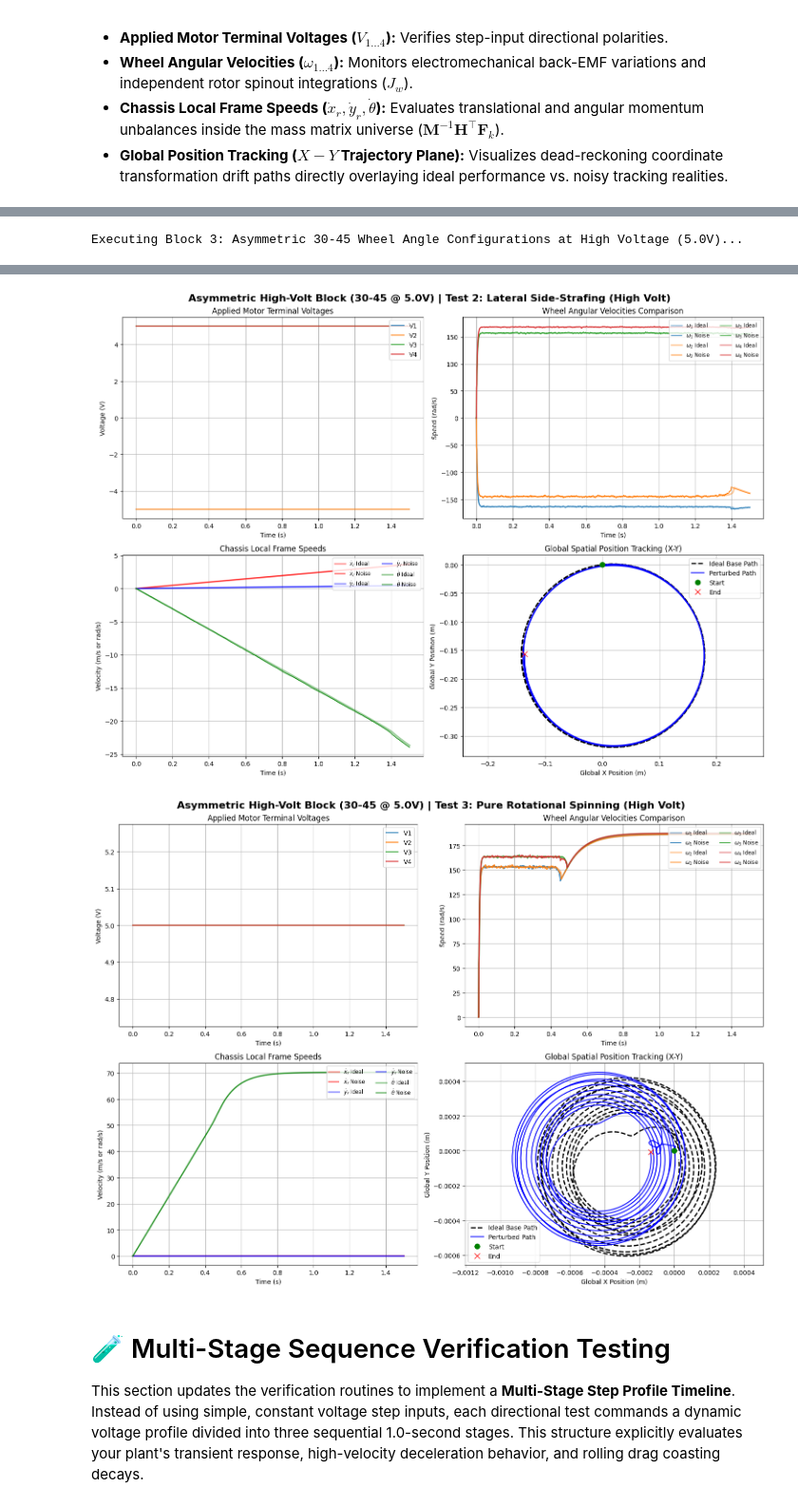
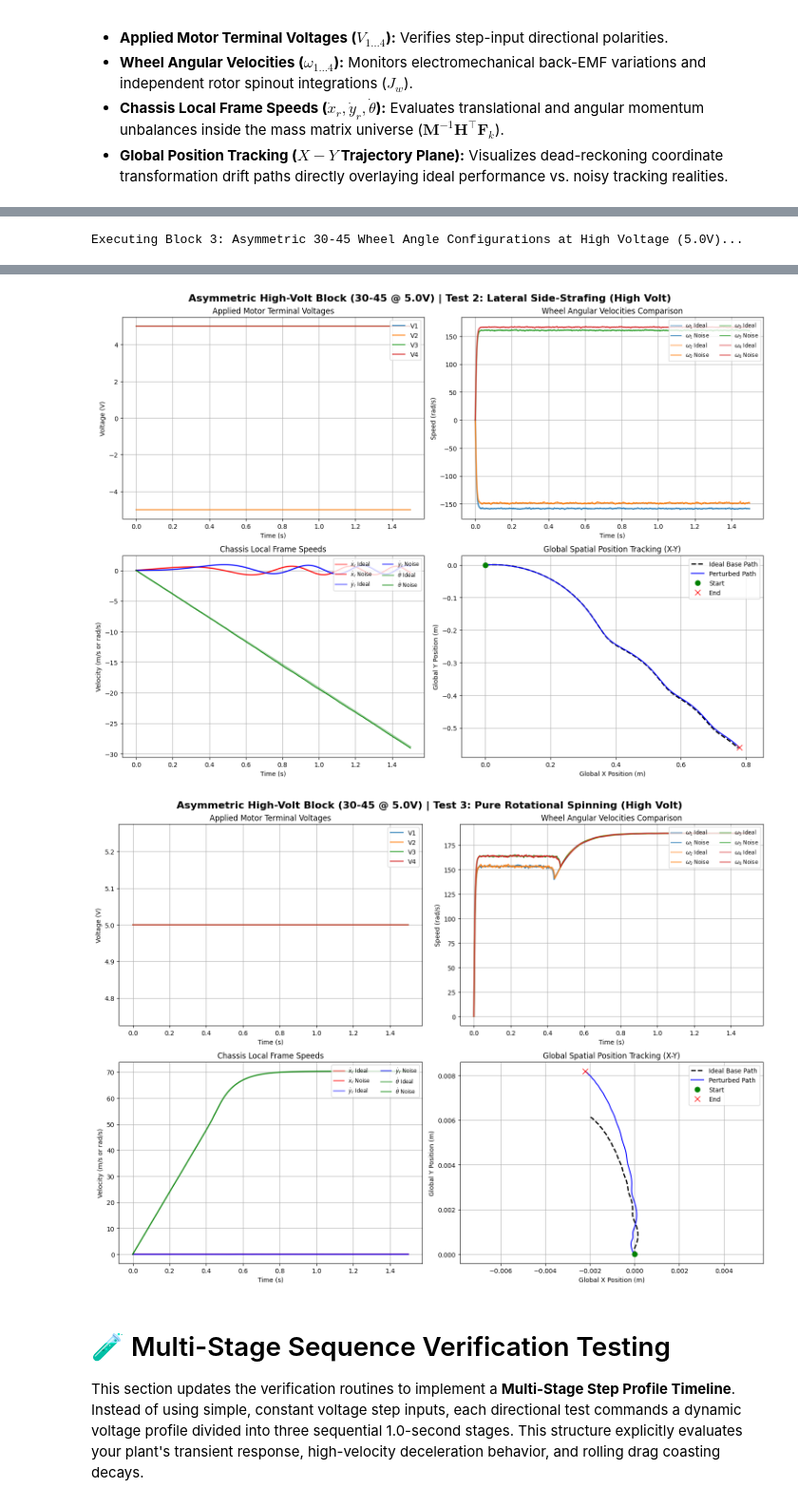
Before and after one commit to HenryR-B/elec_571_MPC_project, a Jupyter notebook: RobotSimulationOpenLoopModel_HenryConstants.ipynb, the cells around one changed output, grey strips where cells are left out. Shown at 95% size. Saved outputs shown, nothing was run; the diff lists cells and outputs as text; code cells hidden in the pictures.

```diff
--- a/RobotSimulationOpenLoopModel_HenryConstants.ipynb
+++ b/RobotSimulationOpenLoopModel_HenryConstants.ipynb
@@ -930,7 +1070,7 @@ for m in maneuvers:
             omega_hist.append(state.omega.copy())
             v_local_hist.append(state.v_local.copy())
             pos_global_hist.append(state.pos_global.copy())
-            state, T_load, S_status = robot_plant.step(state, m["V"])
+            state, T_load, S_status = robot_plant.step(state, V_cmd=m["V"])
 
         runs_data[condition] = {
             "V": np.array(v_in_hist), "omega": np.array(omega_hist),
@@ -1004,7 +1144,7 @@ for m in maneuvers:
             omega_hist.append(state.omega.copy())
             v_local_hist.append(state.v_local.copy())
             pos_global_hist.append(state.pos_global.copy())
-            state, T_load, S_status = robot_plant.step(state, m["V"])
+            state, T_load, S_status = robot_plant.step(state, V_cmd=m["V"])
 
         runs_data[condition] = {
             "V": np.array(v_in_hist), "omega": np.array(omega_hist),
@@ -1094,7 +1234,7 @@ for m in high_volt_maneuvers:
             omega_hist.append(state.omega.copy())
             v_local_hist.append(state.v_local.copy())
             pos_global_hist.append(state.pos_global.copy())
-            state, T_load, S_status = robot_plant.step(state, m["V"])
+            state, T_load, S_status = robot_plant.step(state, V_cmd=m["V"])
 
         runs_data[condition] = {
             "V": np.array(v_in_hist), "omega": np.array(omega_hist),
@@ -1146,5 +1286,5 @@ Executing Block 3: Asymmetric 30-45 Wheel Angle Configurations at High Voltage (
-[figure, old version]
+[figure, new version]
-[figure, old version]
+[figure, new version]
 # %% [markdown]
 # 🧪 Multi-Stage Sequence Verification Testing
 
```
Also changed, not shown: parts of 12 cells of this notebook, 23 other files.
